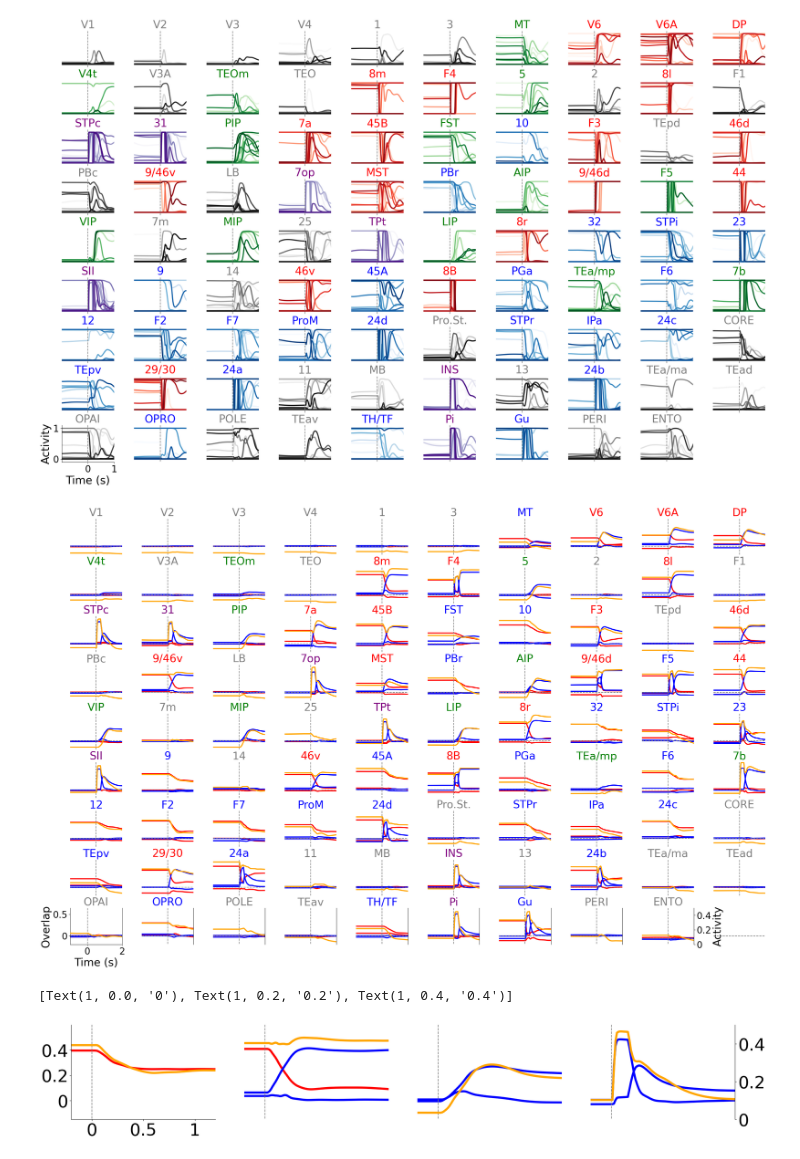
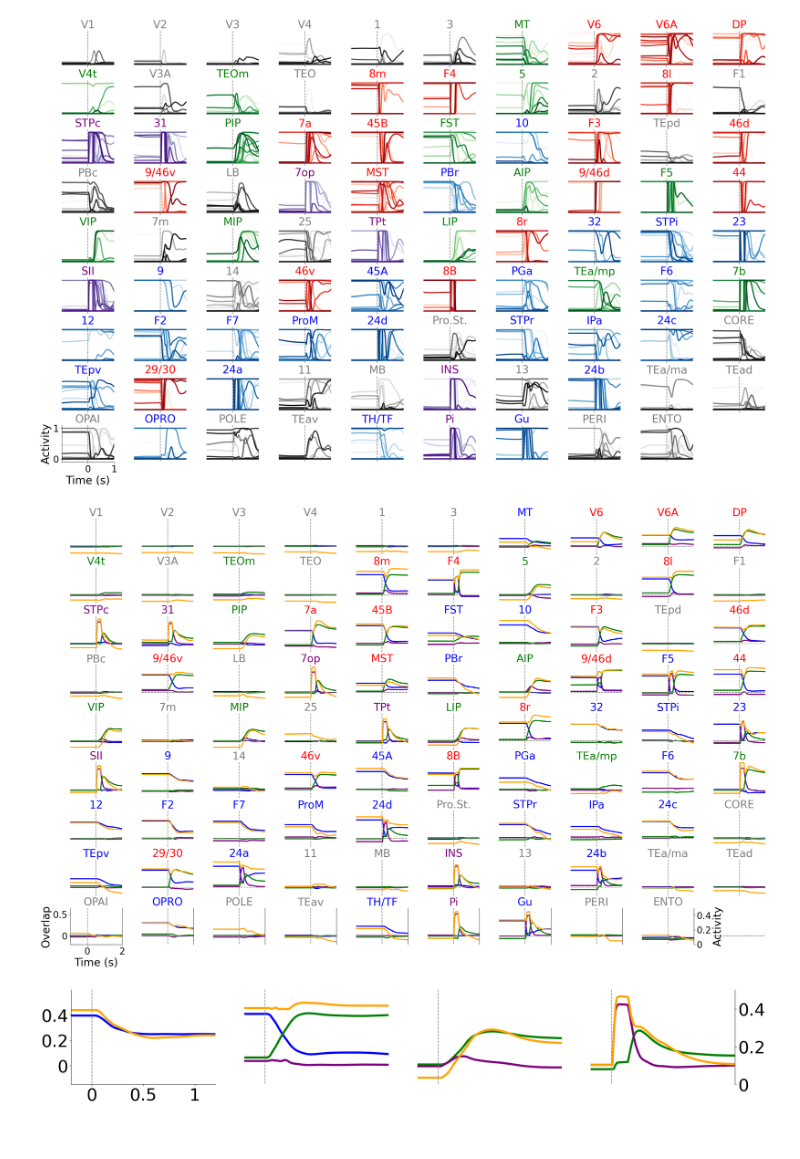
Before and after one commit to ulisespereira/brainwide, a Jupyter notebook: Fig6_monkey/dynamics.ipynb, the cells around one changed output. Saved outputs shown, nothing was run; the diff lists cells and outputs as text; code cells hidden in the pictures.

Commit message:
changing colors

```diff
--- a/Fig6_monkey/dynamics.ipynb
+++ b/Fig6_monkey/dynamics.ipynb
@@ -373,10 +374,9 @@ for row in ax:
             else:
                 color = 'grey'
 
-            col.plot(time, overlaps[:, l, 0, :], lw =lw_ov, color = 'r')
-            #col.plot(time, overlaps[:, l, 0, 0], lw =lw_ov, color = 'r', ls = '--')
-            col.plot(time, overlaps[:, l, 1, :], lw =lw_ov, color = 'b')
-            #col.plot(time, overlaps[:, l, 1, 1], lw =lw_ov, color = 'b', ls = '--')
+            col.plot(time, overlaps[:, l, 0, 0], lw =lw_ov, color = 'b')
+            col.plot(time, overlaps[:, l, 1, 0], lw =lw_ov, color = 'purple')
+            col.plot(time, overlaps[:, l, 1, 1], lw =lw_ov, color = 'g')
             col.set_title(names_ctx[l],fontsize = fs, color = color)
             col.axvline(x=t_start, ymin=-1, ymax=1, ls = '--',color='gray')
             axij = col.twinx()
@@ -447,7 +447,7 @@ for row in ax:
 #plt.close()
 plt.savefig(name_grad, bbox_inches='tight')
 # %% [output]
-[figure, old version]
+[figure, new version]
 # %%
 #hereee
 
@@ -481,7 +481,7 @@ dN = 10
 #frist column
 ind1 = names_ctx.index('24c')
 #for k in range(overlaps.shape[3]):
-ax[0].plot(time, overlaps[:, ind1, 0, 0], color = 'r', lw= lw_ov)
+ax[0].plot(time, overlaps[:, ind1, 0, 0], color = 'b', lw= lw_ov)
 #ax[0].plot(time, overlaps[:, ind1, 1, :], color = 'b', lw= lw_ov)
 ax[0].set_ylim([-.15,0.6])
 ax[0].set_xlim([t_end - 2, t_end])
@@ -511,8 +511,9 @@ ax10.set_yticks([])
 
 ind3 =  names_ctx.index('9/46v')#
 
-ax[1].plot(time, overlaps[:, ind3, 0, 0], color = 'r', lw= lw_ov)
-ax[1].plot(time, overlaps[:, ind3, 1, :], color = 'b', lw= lw_ov)
+ax[1].plot(time, overlaps[:, ind3, 0, 0], color = 'b', lw= lw_ov)
+ax[1].plot(time, overlaps[:, ind3, 1, 0], color = 'purple', lw= lw_ov)
+ax[1].plot(time, overlaps[:, ind3, 1, 1], color = 'g', lw= lw_ov)
 ax[1].set_ylim([-.15,0.6])
 ax[1].spines['right'].set_visible(False)
 ax[1].spines['top'].set_visible(False)
@@ -545,7 +546,9 @@ ax12.set_yticks([])
 ind6 = names_ctx.index('MIP')
 
 #ax[2].plot(time, overlaps[:, ind6, 0, 0], color = 'r', lw= lw_ov)
-ax[2].plot(time, overlaps[:, ind6, 1, :], color = 'b', lw= lw_ov)
+#ax[2].plot(time, overlaps[:, ind6, 1, :], color = 'b', lw= lw_ov)
+ax[2].plot(time, overlaps[:, ind6, 1, 1], color = 'g', lw= lw_ov)
+ax[2].plot(time, overlaps[:, ind6, 1, 0], color = 'purple', lw= lw_ov)
 ax[2].set_ylim([-.15,0.6])
 ax[2].set_xlim([t_end - 2, t_end])
 ax[2].spines['right'].set_visible(False)
@@ -580,40 +583,41 @@ ax15.set_yticks([])
 ind6 = names_ctx.index('INS')
 
 #ax[3].plot(time, overlaps[:, ind6, 0, 0], color = 'r', lw= lw_ov)
-ax[3].plot(time, overlaps[:, ind6, 1, :], color = 'b', lw= lw_ov)
+#ax[3].plot(time, overlaps[:, ind6, 1, :], color = 'b', lw= lw_ov)
+ax[3].plot(time, overlaps[:, ind6, 1, 1], color = 'g', lw= lw_ov)
+ax[3].plot(time, overlaps[:, ind6, 1, 0], color = 'purple', lw= lw_ov)
 ax[3].set_ylim([-.15,0.6])
 ax[3].set_xlim([t_end - 2, t_end])
 ax[3].spines['right'].set_visible(False)
 ax[3].spines['top'].set_visible(False)
 ax[3].spines['left'].set_visible(False)
 ax[3].spines['bottom'].set_visible(False)
 ax[3].set_yticks([])
 ax[3].set_xlim([t_start-deltat, t_end])
 ax[3].set_xticks([])
 #ax[1,5].set_xticks([t_start-.5, t_start, t_start+0.5, t_start+1])
 #ax[1,5].set_xticklabels([-0.5, 0,  0.5, 1], fontsize = s_ticks)
 ax[3].axvline(x=t_start, ymin=-1, ymax=1, ls = '--',color='gray')
 #ax[1,5].axhline(y=0, xmin=0, xmax=400, ls = '--',color='gray')
 
 ax15 = ax[3].twinx()
 r_mean = np.mean(r_ctx[:, ind6 * N_neu: (ind6 + 1)* N_neu], axis = 1)
 ax15.plot(time,  r_mean, color = m_fr_color, lw= lw_ov)
 ax15.set_ylim([0,.5])
 ax15.set_xlim([t_start-deltat, t_end])
 ax15.set_xticks([])
 #ax15.set_xticks([t_start-.5, t_start, t_start+0.5, t_start+1])
 #ax15.set_xticklabels([-0.5, 0,  0.5, 1], fontsize = s_ticks)
 #ax12.spines['right'].set_visible(False)
 ax15.spines['top'].set_visible(False)
 ax15.spines['left'].set_visible(False)
 ax15.spines['bottom'].set_visible(False)
 ax15.set_yticks([0, 0.2, 0.4])
 ax15.set_yticklabels([0, 0.2, 0.4], fontsize = s_ticks)
 
-#plt.savefig('figures/panels/salience_fpn_dan_dmn.pdf', bbox_inches='tight')
+plt.savefig('figures/panels/salience_fpn_dan_dmn.pdf', bbox_inches='tight')
 # %% [output]
-[Text(1, 0.0, '0'), Text(1, 0.2, '0.2'), Text(1, 0.4, '0.4')]
-[figure, old version]
+[figure, new version]
 # %%
 dt = modelparams['dt']
 t_start = modelparams['t_start']
```
Also changed, not shown: parts of 1 cell of this notebook, 1 other file.
